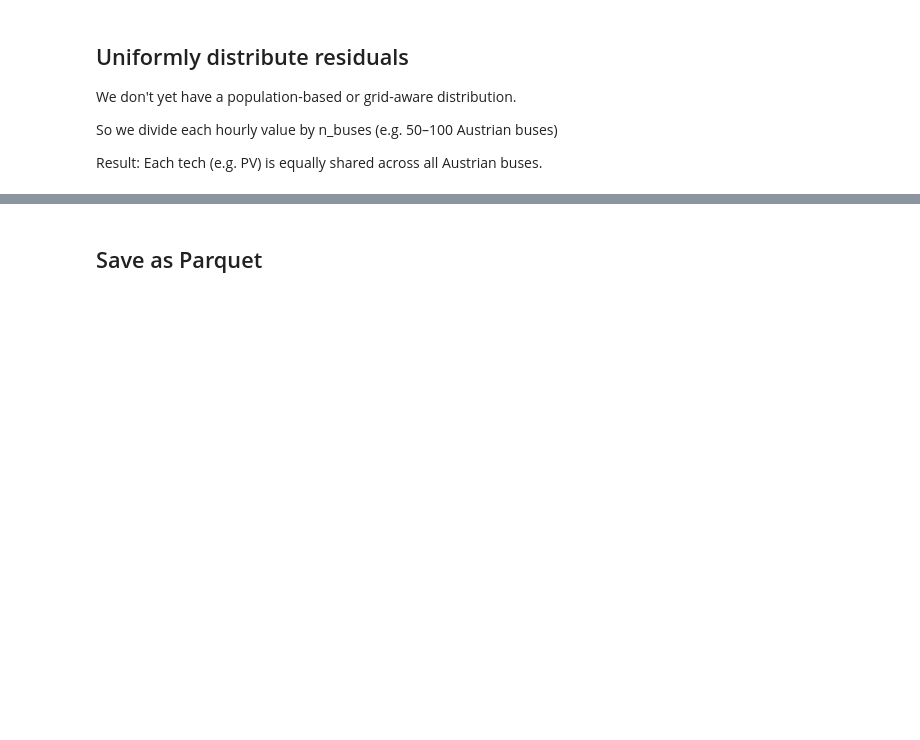
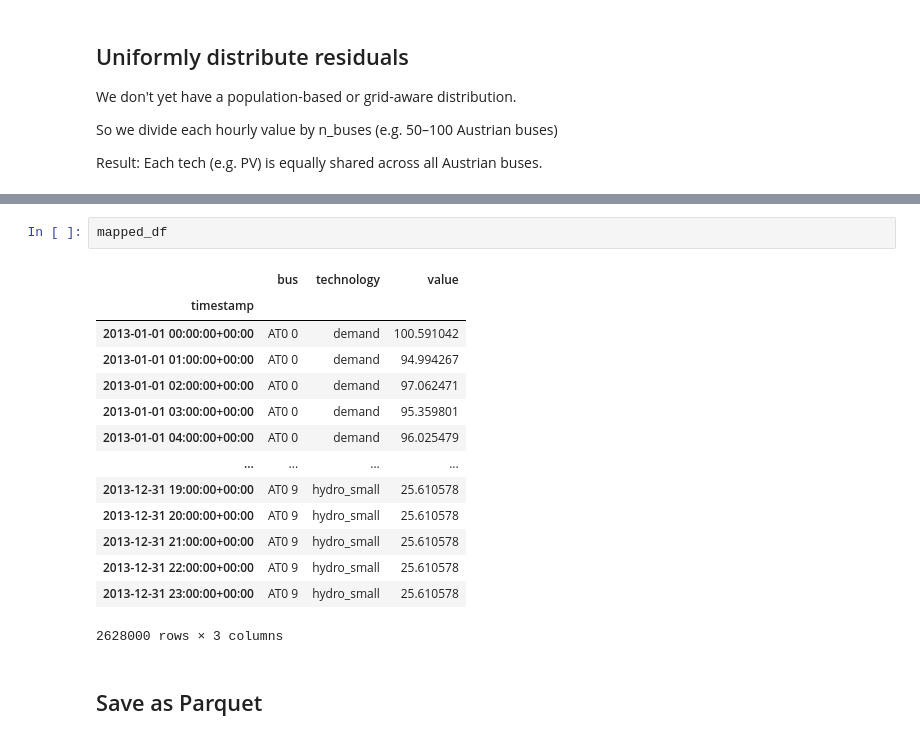
Before and after one commit to bjoernellens1/pypsa-eur-evt, a Jupyter notebook: rules/MA/notebooks/map_residual_to_buses.py.ipynb, the cells around one changed output, grey strips where cells are left out. Cells and saved outputs as stored; diff of their text form; blank space fills up the shorter version.

```diff
--- a/rules/MA/notebooks/map_residual_to_buses.py.ipynb
+++ b/rules/MA/notebooks/map_residual_to_buses.py.ipynb
@@ -117,3 +208,20 @@ mapped_df = long_df[["timestamp", "bus", "technology", "value"]]
+# %%
+mapped_df
+# %% [output]
+|  | bus | technology | value |
+| timestamp |  |  |  |
+| 2013-01-01 00:00:00+00:00 | AT0 0 | demand | 100.591042 |
+| 2013-01-01 01:00:00+00:00 | AT0 0 | demand | 94.994267 |
+| 2013-01-01 02:00:00+00:00 | AT0 0 | demand | 97.062471 |
+| 2013-01-01 03:00:00+00:00 | AT0 0 | demand | 95.359801 |
+| 2013-01-01 04:00:00+00:00 | AT0 0 | demand | 96.025479 |
+| ... | ... | ... | ... |
+| 2013-12-31 19:00:00+00:00 | AT0 9 | hydro_small | 25.610578 |
+| 2013-12-31 20:00:00+00:00 | AT0 9 | hydro_small | 25.610578 |
+| 2013-12-31 21:00:00+00:00 | AT0 9 | hydro_small | 25.610578 |
+| 2013-12-31 22:00:00+00:00 | AT0 9 | hydro_small | 25.610578 |
+| 2013-12-31 23:00:00+00:00 | AT0 9 | hydro_small | 25.610578 |
+2628000 rows × 3 columns
 # %% [markdown]
 ## Save as Parquet
 # %%
```
Also changed, not shown: parts of 12 cells of this notebook, 5 other files.
